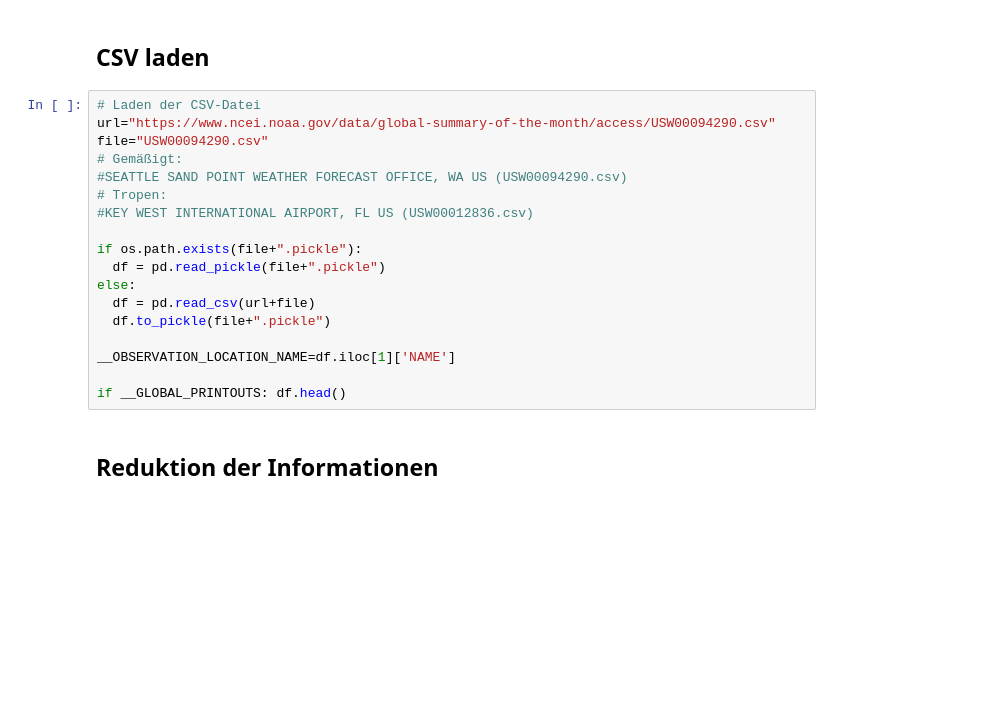
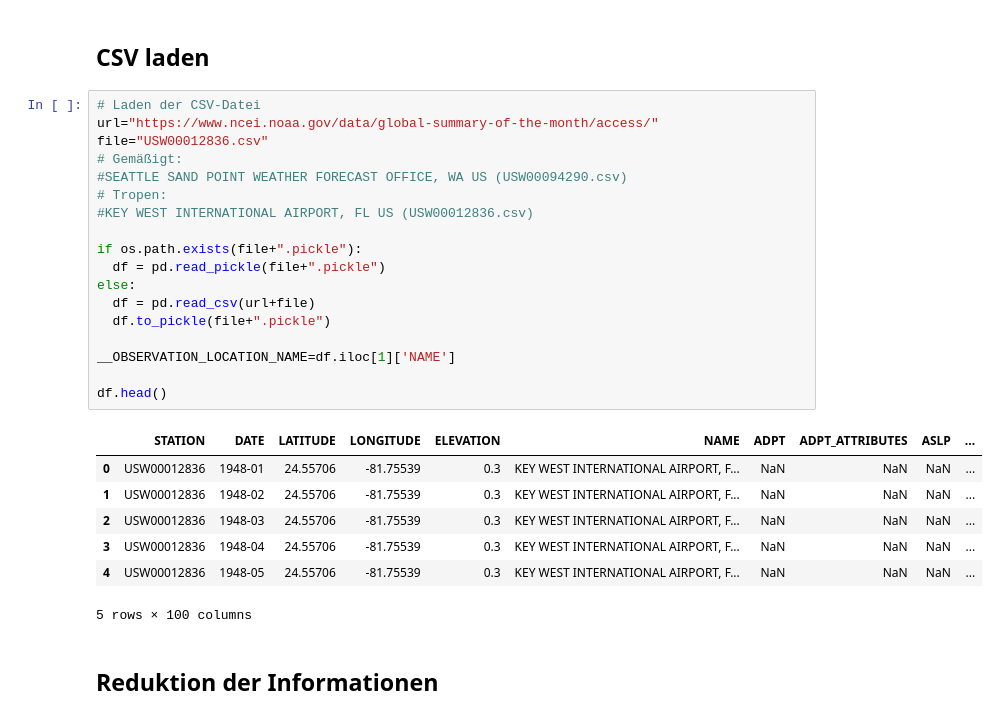
Before and after one commit to soy-min/climate-prognosis, a Jupyter notebook: ClimatePrognosis.ipynb, the cells around one changed output. Cells and saved outputs as stored; diff of their text form; blank space fills up the shorter version.

```diff
--- a/ClimatePrognosis.ipynb
+++ b/ClimatePrognosis.ipynb
@@ -36,22 +36,30 @@ __HEIGHT_SIZE=6
 ## CSV laden
 # %%
 # Laden der CSV-Datei
-url="https://www.ncei.noaa.gov/data/global-summary-of-the-month/access/USW00094290.csv"
-file="USW00094290.csv"
+url="https://www.ncei.noaa.gov/data/global-summary-of-the-month/access/"
+file="USW00012836.csv"
 # Gemäßigt:
 #SEATTLE SAND POINT WEATHER FORECAST OFFICE, WA US (USW00094290.csv)
 # Tropen:
 #KEY WEST INTERNATIONAL AIRPORT, FL US (USW00012836.csv)
 
 if os.path.exists(file+".pickle"):
   df = pd.read_pickle(file+".pickle")
 else:
   df = pd.read_csv(url+file)
   df.to_pickle(file+".pickle")
 
 __OBSERVATION_LOCATION_NAME=df.iloc[1]['NAME']
 
-if __GLOBAL_PRINTOUTS: df.head()
+df.head()
+# %% [output]
+|  | STATION | DATE | LATITUDE | LONGITUDE | ELEVATION | NAME | ADPT | ADPT_ATTRIBUTES | ASLP | ... |
+| 0 | USW00012836 | 1948-01 | 24.55706 | -81.75539 | 0.3 | KEY WEST INTERNATIONAL AIRPORT, F... | NaN | NaN | NaN | ... |
+| 1 | USW00012836 | 1948-02 | 24.55706 | -81.75539 | 0.3 | KEY WEST INTERNATIONAL AIRPORT, F... | NaN | NaN | NaN | ... |
+| 2 | USW00012836 | 1948-03 | 24.55706 | -81.75539 | 0.3 | KEY WEST INTERNATIONAL AIRPORT, F... | NaN | NaN | NaN | ... |
+| 3 | USW00012836 | 1948-04 | 24.55706 | -81.75539 | 0.3 | KEY WEST INTERNATIONAL AIRPORT, F... | NaN | NaN | NaN | ... |
+| 4 | USW00012836 | 1948-05 | 24.55706 | -81.75539 | 0.3 | KEY WEST INTERNATIONAL AIRPORT, F... | NaN | NaN | NaN | ... |
+5 rows × 100 columns
 # %% [markdown]
 ## Reduktion der Informationen
 # %%
```
Also changed, not shown: parts of 8 cells of this notebook.
